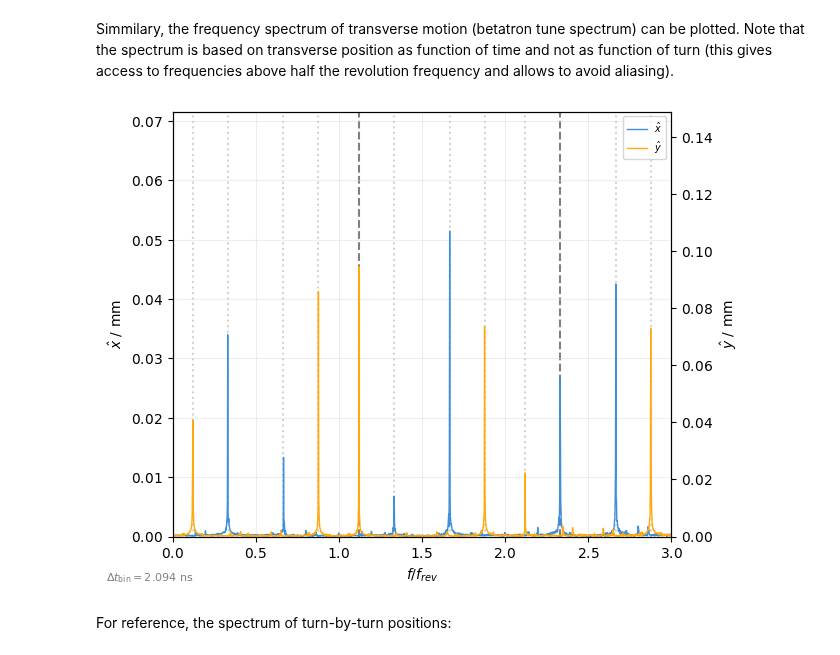
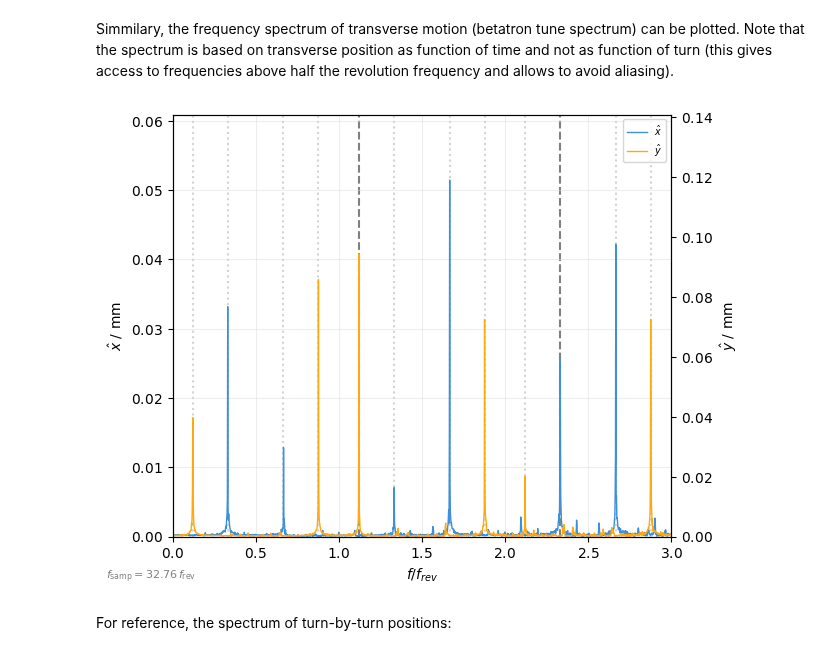
Before and after one commit to xsuite/xplt, a Jupyter notebook: examples/timestructure.ipynb, the cells around one changed output. Saved outputs shown, nothing was run; the diff lists cells and outputs as text; code cells hidden in the pictures.

Commit message:
Allow to specify fsamp

```diff
--- a/examples/timestructure.ipynb
+++ b/examples/timestructure.ipynb
@@ -295,25 +295,25 @@ Simmilary, the frequency spectrum of transverse motion (betatron tune spectrum)
 # %%
 plot = xplt.TimeFFTPlot(
     line.record_last_track,
     "x-y",
     twiss=tw,
     relative=True,
     log=False,
-    fmax=30 * frev,  # high fmax to avoid aliasing
+    fmax=3 * frev,
+    fsamp=30 * frev,  # high sampling frequency to reduce aliasing
 )
-plot.ax.set(xlim=(0, 3))
 
 for Q in (tw.qx, tw.qy):
     plot.ax.axvline(Q, ls="--", color="gray", zorder=-1)
     q, h = np.modf(Q)
     for h in range(int(plot.ax.get_xlim()[1] + 1)):
         [
             plot.ax.axvline(x, ls=":", color="lightgray", zorder=-1)
             for x in (h - q, h + q)
             if x != Q
         ]
 # %% [output]
-[figure, old version]
+[figure, new version]
 # %% [markdown]
 For reference, the spectrum of turn-by-turn positions:
 # %%
```
Also changed, not shown: parts of 2 cells of this notebook, 2 other files.
